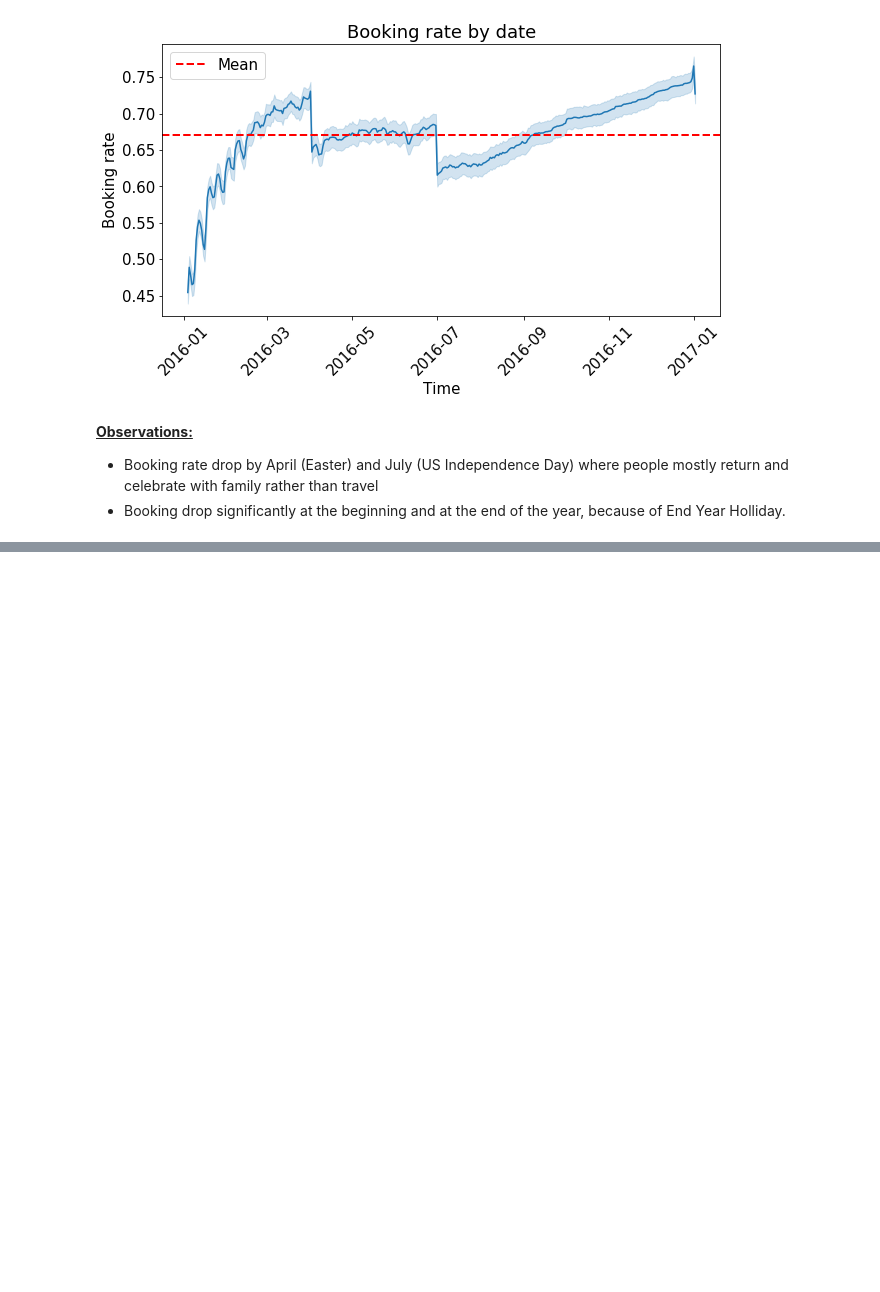
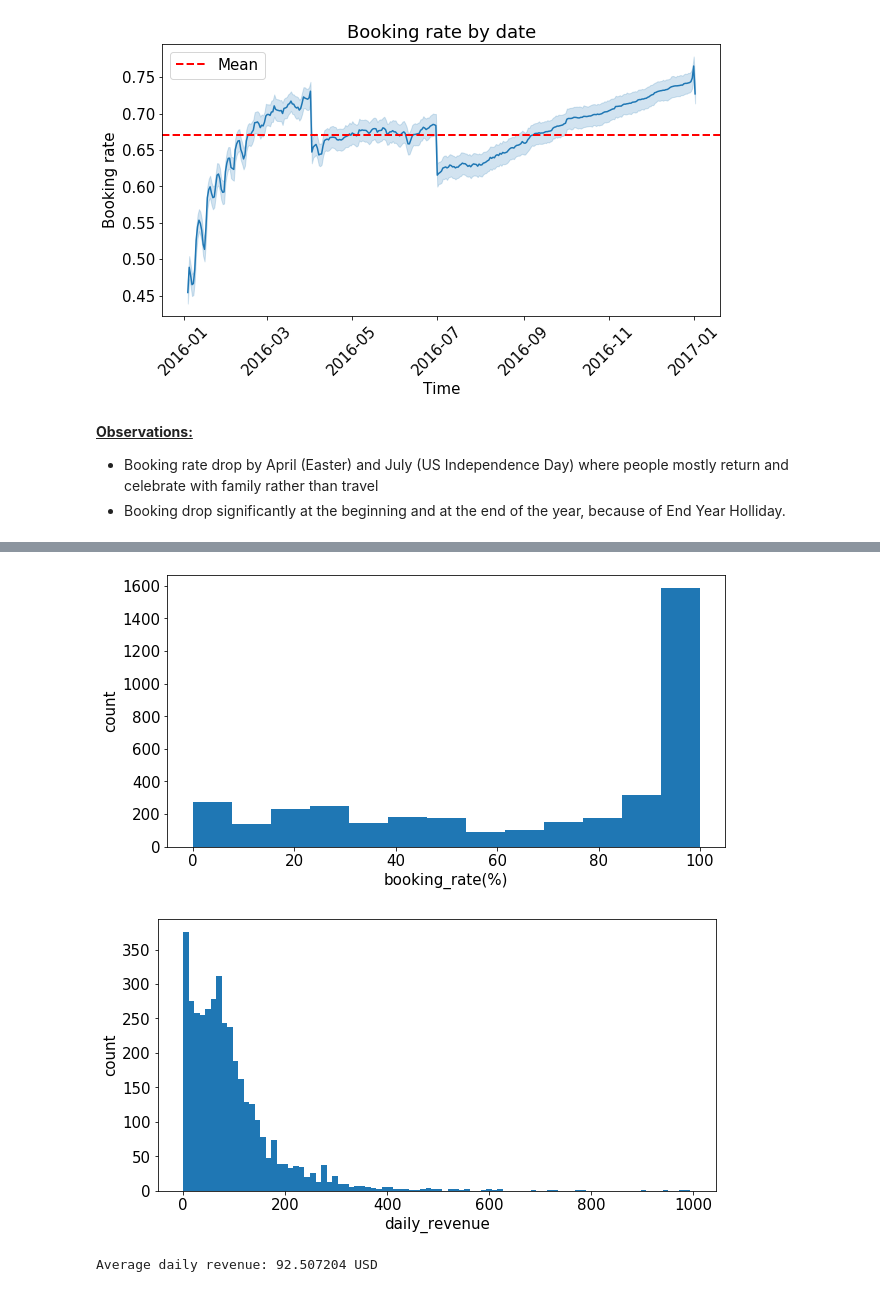
Before and after one commit to vibhutivadje/Predicting_Airbnb_revenue, a Jupyter notebook: Main.ipynb, the cells around one changed output, grey strips where cells are left out. Drawn from its saved outputs; the diff is of its cells as text; code cells hidden in the pictures; blank space fills up the shorter version.

Commit message:
Average daily revenue

```diff
--- a/Main.ipynb
+++ b/Main.ipynb
@@ -113,3 +95,7 @@ plt.show()
 
 - Booking rate drop by April (Easter) and July (US Independence Day) where people mostly return and celebrate with family rather than travel
 - Booking drop significantly at the beginning and at the end of the year, because of End Year Holliday.
+# %%
+# Calculate financial overview of the booking
+calendar_df = calendar_df.fillna(0)
+calendar_df.head()
@@ -115,0 +109,5 @@ plt.show()
+# %%
+overview = calendar_df.groupby('listing_id')['available','price'].mean()
+overview.columns = ['booking_rate(%)', 'daily_revenue']
+overview['booking_rate(%)'] = overview['booking_rate(%)']*100
+overview
@@ -115,0 +129,13 @@ plt.show()
+# %%
+for col in overview.columns:
+    plt.figure()
+    plt.hist(overview[col], bins='auto')
+    plt.xlabel(col)
+    plt.ylabel('count')
+# %% [output]
+[figure, added]
+[figure, added]
+# %%
+print('Average daily revenue: %f USD' %np.mean(overview['daily_revenue']))
+# %% [output]
+Average daily revenue: 92.507204 USD
```
Also changed, not shown: parts of 5 cells of this notebook.
